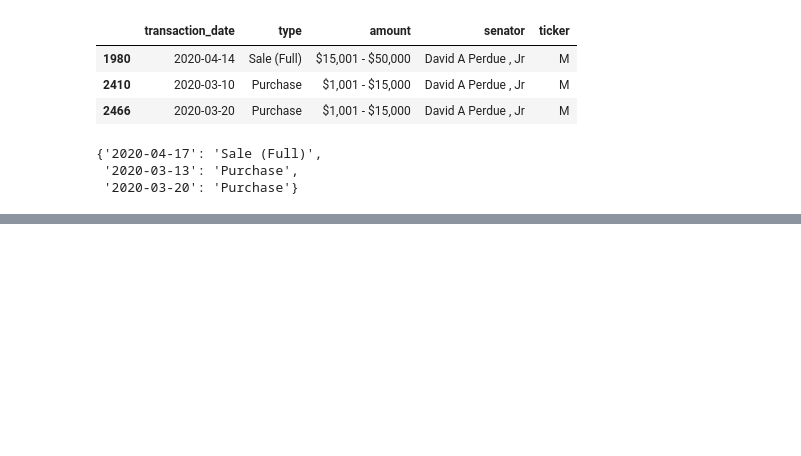
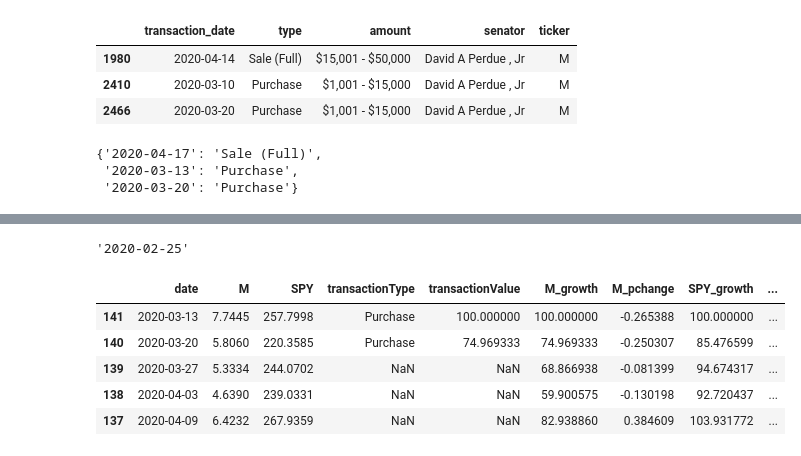
Before and after one commit to MattTheEconomist/Senator-Investments-ETL, a Jupyter notebook: EDA.ipynb, the cells around one changed output, grey strips where cells are left out. Drawn from its saved outputs; the diff is of its cells as text; code cells hidden in the pictures; blank space fills up the shorter version.

Commit message:
graphing growth alpha complete

```diff
--- a/EDA.ipynb
+++ b/EDA.ipynb
@@ -403,6 +415,7 @@ transactionMap
 # find relevant transactions
 def historicalPricesWithTransaction(senatorIdInput, dateInput,tickerInput ):
     relevantTransactions = findRelevantTransactions(senatorIdInput, dateInput,tickerInput)
+    # return relevantTransactions
 
     dates = relevantTransactions['transaction_date'].to_list()
     transTypes = relevantTransactions['type'].to_list()
@@ -410,6 +423,7 @@ def historicalPricesWithTransaction(senatorIdInput, dateInput,tickerInput ):
     transactionMap = dict(zip(fridayDates, transTypes))
 
     hist = generateHistoricalPricesTable(tickerInput, dateInput)
+
 
     hist['date']  = hist['date'].dt.strftime("%Y-%m-%d")
 
@@ -426,11 +440,11 @@ def historicalPricesWithTransaction(senatorIdInput, dateInput,tickerInput ):
             # mappedColumn.append('fill')
 
     hist['transactionType'] = mappedColumn
-    hist['transactionValue'] = np.where(hist['transactionType'].notnull(), hist['M'], np.nan)
+    hist['transactionValue'] = np.where(hist['transactionType'].notnull(), hist[tickerInput], np.nan)
 
 
     return hist
 
 
-temp = historicalPricesWithTransaction(136,  "2020-03-10", "M" )
-temp.head()
+# temp = historicalPricesWithTransaction(136,  "2020-03-10", "M" )
+# temp.head()
@@ -467,0 +543,41 @@ fig.show()
+# %%
+# pd.to_datetime("2020-03-03")+timedelta(weeks=1)
+
+prevWeek = datetime.datetime.strptime("2020-03-03", "%Y-%m-%d") +datetime.timedelta(weeks=-1)
+datetime.datetime.strftime(prevWeek,"%Y-%m-%d")
+# %% [output]
+'2020-02-25'
+# %%
+def historicalGrowthRatesWithTransactions(senatorIdInput, dateInput,tickerInput ):
+
+    #start dataframe a week early so growth rates begin at 1
+    prevWeekDate = datetime.datetime.strptime(dateInput, "%Y-%m-%d") +datetime.timedelta(weeks=-1)
+    prevWeekString = datetime.datetime.strftime(prevWeekDate,"%Y-%m-%d")
+
+
+    historicalPricesFrame = historicalPricesWithTransaction(senatorIdInput, prevWeekString,tickerInput )
+
+    createGrowthColumn(tickerInput, historicalPricesFrame)
+    createGrowthColumn('SPY', historicalPricesFrame)
+
+     #remove preceeding week from  dataframe
+
+    historicalPricesFrame=     historicalPricesFrame.iloc[1:, :]
+
+    growthColumn = tickerInput+'_growth'
+
+    historicalPricesFrame['transactionValue'] = np.where(historicalPricesFrame['transactionType'].notnull(),\
+         historicalPricesFrame[growthColumn], np.nan)
+
+    return historicalPricesFrame
+
+
+temp = historicalGrowthRatesWithTransactions(136,  "2020-03-10", "M"  )
+temp.head()
+# %% [output]
+|  | date | M | SPY | transactionType | transactionValue | M_growth | M_pchange | SPY_growth | ... |
+| 141 | 2020-03-13 | 7.7445 | 257.7998 | Purchase | 100.000000 | 100.000000 | -0.265388 | 100.000000 | ... |
+| 140 | 2020-03-20 | 5.8060 | 220.3585 | Purchase | 74.969333 | 74.969333 | -0.250307 | 85.476599 | ... |
+| 139 | 2020-03-27 | 5.3334 | 244.0702 | NaN | NaN | 68.866938 | -0.081399 | 94.674317 | ... |
+| 138 | 2020-04-03 | 4.6390 | 239.0331 | NaN | NaN | 59.900575 | -0.130198 | 92.720437 | ... |
+| 137 | 2020-04-09 | 6.4232 | 267.9359 | NaN | NaN | 82.938860 | 0.384609 | 103.931772 | ... |
```
Also changed, not shown: parts of 18 cells of this notebook.
